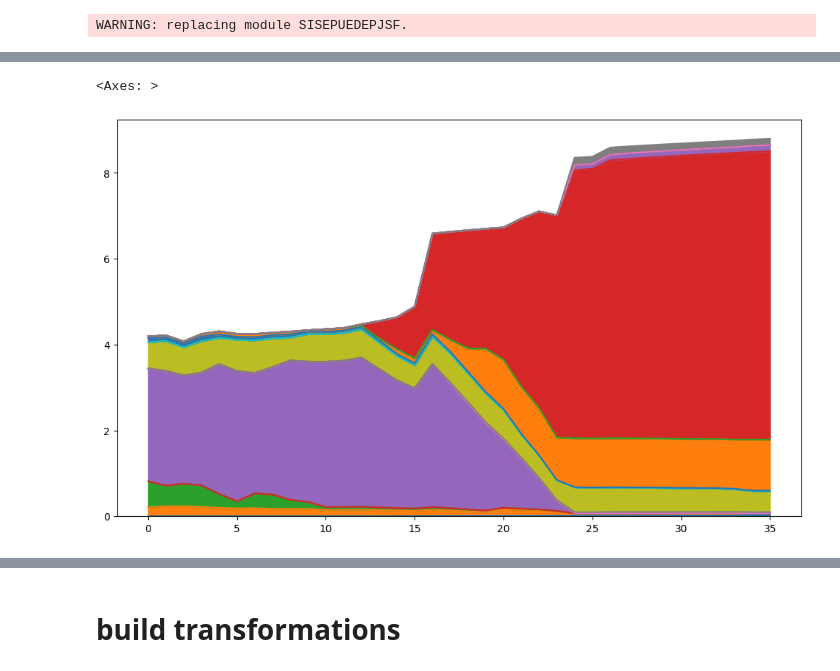
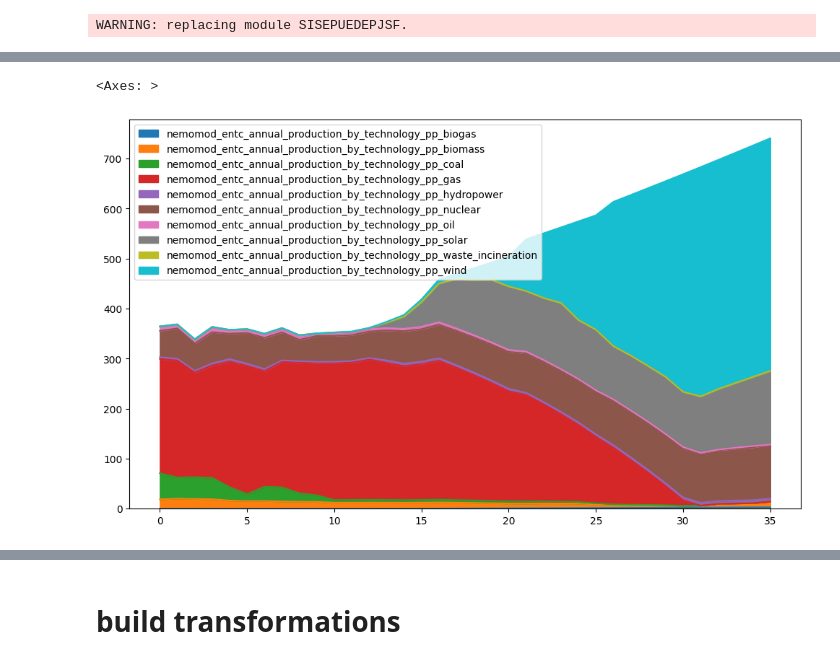
Before and after one commit to jcsyme/sisepuede_region_nbs, a Jupyter notebook: louisiana/run_louisiana.ipynb, the cells around one changed output, grey strips where cells are left out. Cells and saved outputs as stored; diff of their text form; code cells hidden in the pictures.

```diff
--- a/louisiana/run_louisiana.ipynb
+++ b/louisiana/run_louisiana.ipynb
@@ -174,11 +388,15 @@ done
 # %%
-flds = [x for x in df_out_6006.columns if "nemomod_entc_annual_production_by_technology_" in x]
-df_plot = df_out_6006[flds].copy()
+df = df_out_6004
+
+modvar_pbt = matt.get_variable("NemoMod Production by Technology")
+flds = [x for x in df.columns if "nemomod_entc_annual_production_by_technology_" in x and df[x].max() > 0]
+df_plot = df[flds].copy()
 arr_plot = sf.vec_bounds(df_plot[flds], (0, np.inf))
 df_plot[flds] = arr_plot
 
+
 fig, ax = plt.subplots(figsize = (12, 7))
-df_plot.plot.area(ax = ax, legend = False, )
+df_plot.plot.area(ax = ax, legend = True, )
 # %% [output]
 <Axes: >
-[figure, old version]
+[figure, new version]
```
Also changed, not shown: parts of 65 cells of this notebook, 11 other files.
